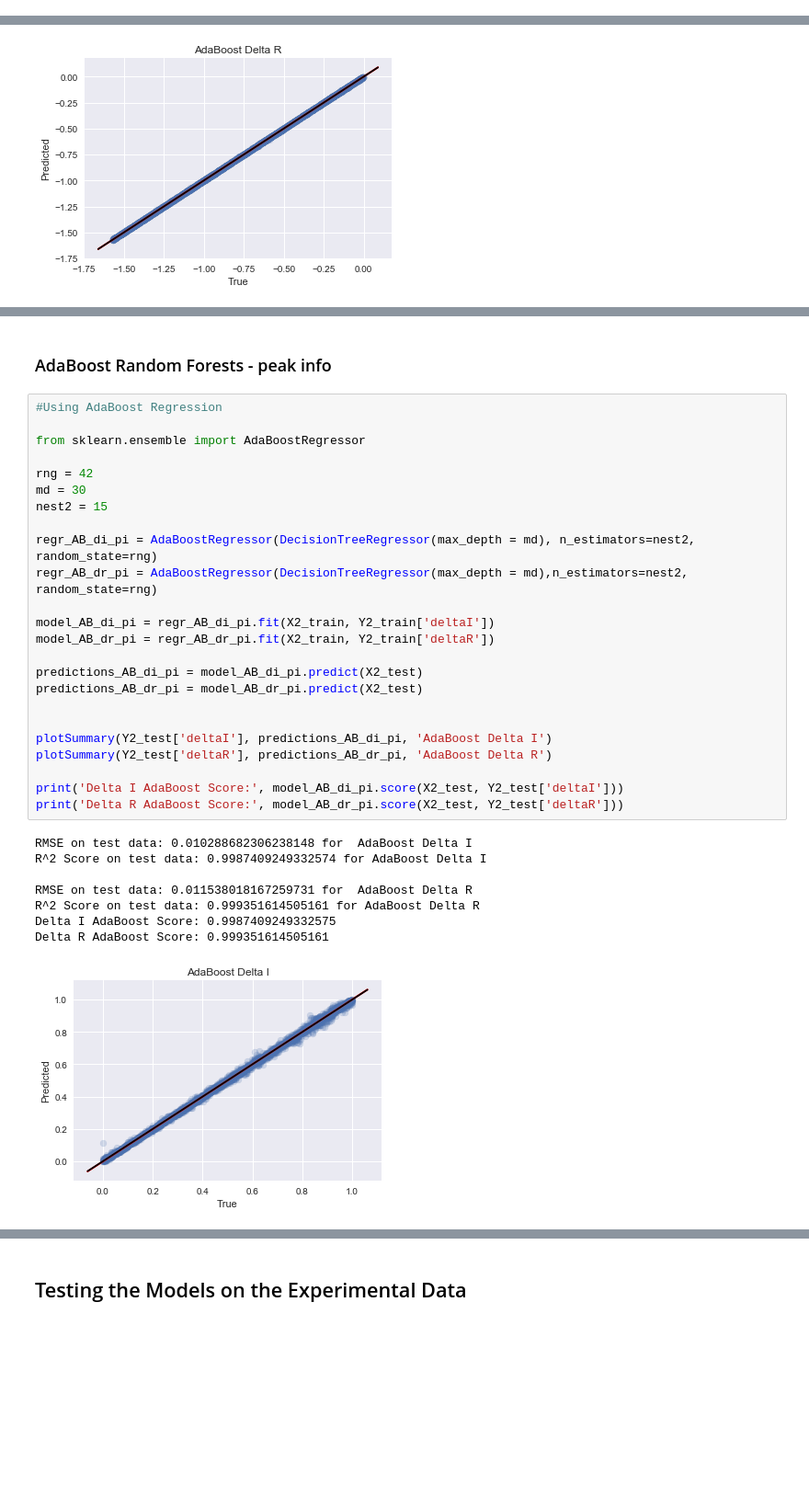
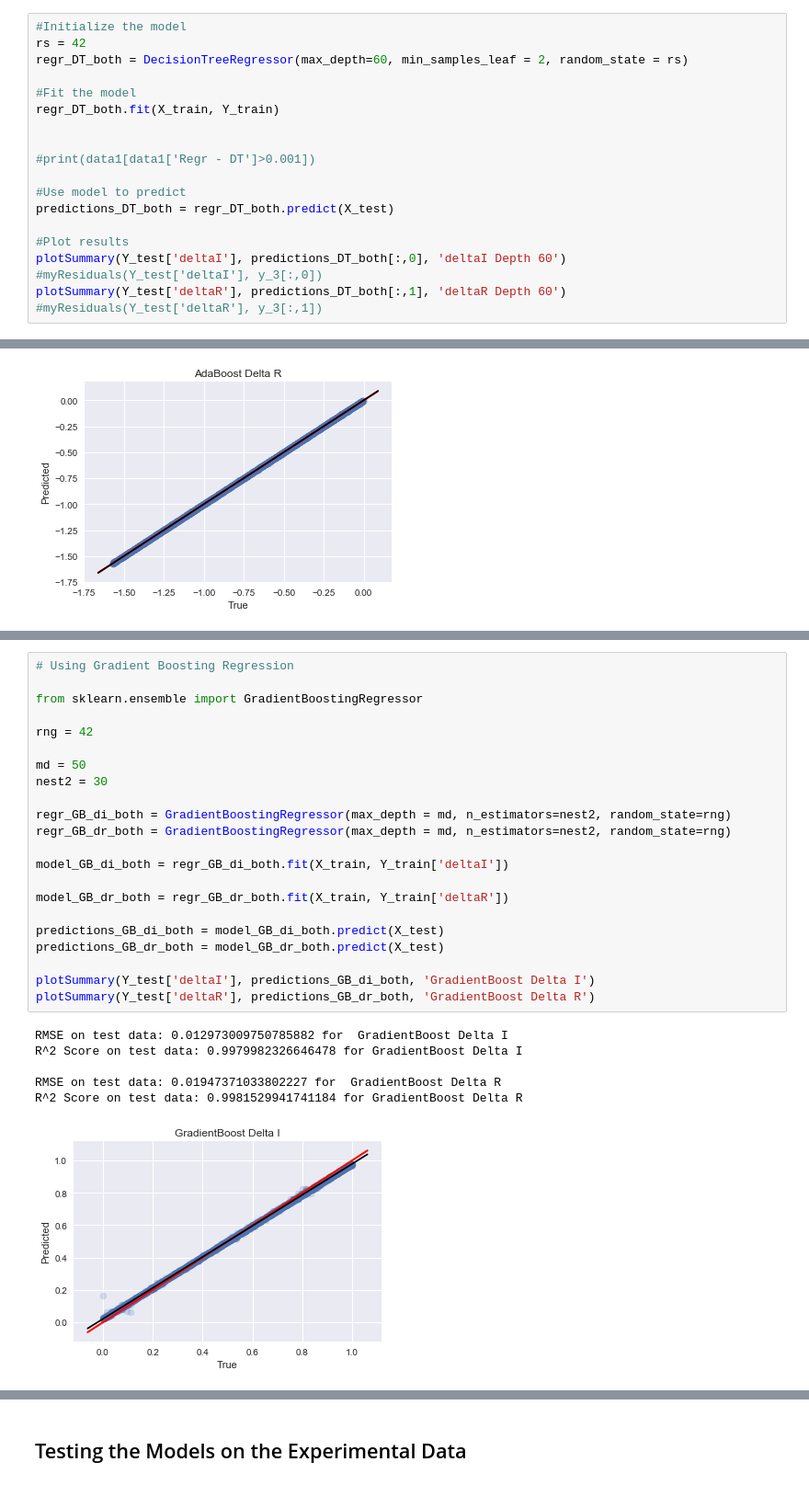
Before and after one commit to Lcollins91/DS_ResearchProject_ND, a Jupyter notebook: Hexagon_Spec_Models_v6_ScaledDispersion_BothKinds.ipynb, the cells around one changed output, grey strips where cells are left out. Shown at 92% size. Drawn from its saved outputs; the diff is of its cells as text; blank space fills up the shorter version.

```diff
--- a/Hexagon_Spec_Models_v6_ScaledDispersion_BothKinds.ipynb
+++ b/Hexagon_Spec_Models_v6_ScaledDispersion_BothKinds.ipynb
@@ -225,0 +329,19 @@ Cross Validation Scores for regressor with max depth of  30  :  [0.99901671 0.99
+# %%
+#Initialize the model
+rs = 42
+regr_DT_both = DecisionTreeRegressor(max_depth=60, min_samples_leaf = 2, random_state = rs)
+
+#Fit the model
+regr_DT_both.fit(X_train, Y_train)
+
+
+#print(data1[data1['Regr - DT']>0.001])
+
+#Use model to predict
+predictions_DT_both = regr_DT_both.predict(X_test)
+
+#Plot results
+plotSummary(Y_test['deltaI'], predictions_DT_both[:,0], 'deltaI Depth 60')
+#myResiduals(Y_test['deltaI'], y_3[:,0])
+plotSummary(Y_test['deltaR'], predictions_DT_both[:,1], 'deltaR Depth 60')
+#myResiduals(Y_test['deltaR'], y_3[:,1])
@@ -507,35 +693,29 @@ R^2 Score on test data: 0.9988986449063505 for deltaR 10
-# %% [markdown]
-### AdaBoost Random Forests - peak info
 # %%
-#Using AdaBoost Regression
+# Using Gradient Boosting Regression
 
-from sklearn.ensemble import AdaBoostRegressor
+from sklearn.ensemble import GradientBoostingRegressor
 
 rng = 42
-md = 30
-nest2 = 15
 
-regr_AB_di_pi = AdaBoostRegressor(DecisionTreeRegressor(max_depth = md), n_estimators=nest2, random_state=rng)
-regr_AB_dr_pi = AdaBoostRegressor(DecisionTreeRegressor(max_depth = md),n_estimators=nest2, random_state=rng)
+md = 50
+nest2 = 30
 
-model_AB_di_pi = regr_AB_di_pi.fit(X2_train, Y2_train['deltaI'])
-model_AB_dr_pi = regr_AB_dr_pi.fit(X2_train, Y2_train['deltaR'])
+regr_GB_di_both = GradientBoostingRegressor(max_depth = md, n_estimators=nest2, random_state=rng)
+regr_GB_dr_both = GradientBoostingRegressor(max_depth = md, n_estimators=nest2, random_state=rng)
 
-predictions_AB_di_pi = model_AB_di_pi.predict(X2_test)
-predictions_AB_dr_pi = model_AB_dr_pi.predict(X2_test)
+model_GB_di_both = regr_GB_di_both.fit(X_train, Y_train['deltaI'])
 
+model_GB_dr_both = regr_GB_dr_both.fit(X_train, Y_train['deltaR'])
 
-plotSummary(Y2_test['deltaI'], predictions_AB_di_pi, 'AdaBoost Delta I')
-plotSummary(Y2_test['deltaR'], predictions_AB_dr_pi, 'AdaBoost Delta R')
+predictions_GB_di_both = model_GB_di_both.predict(X_test)
+predictions_GB_dr_both = model_GB_dr_both.predict(X_test)
 
-print('Delta I AdaBoost Score:', model_AB_di_pi.score(X2_test, Y2_test['deltaI']))
-print('Delta R AdaBoost Score:', model_AB_dr_pi.score(X2_test, Y2_test['deltaR']))
+plotSummary(Y_test['deltaI'], predictions_GB_di_both, 'GradientBoost Delta I')
+plotSummary(Y_test['deltaR'], predictions_GB_dr_both, 'GradientBoost Delta R')
 # %% [output]
-RMSE on test data: 0.010288682306238148 for  AdaBoost Delta I
-R^2 Score on test data: 0.9987409249332574 for AdaBoost Delta I
+RMSE on test data: 0.012973009750785882 for  GradientBoost Delta I
+R^2 Score on test data: 0.9979982326646478 for GradientBoost Delta I
 
-RMSE on test data: 0.011538018167259731 for  AdaBoost Delta R
-R^2 Score on test data: 0.999351614505161 for AdaBoost Delta R
-Delta I AdaBoost Score: 0.9987409249332575
-Delta R AdaBoost Score: 0.999351614505161
+RMSE on test data: 0.01947371033802227 for  GradientBoost Delta R
+R^2 Score on test data: 0.9981529941741184 for GradientBoost Delta R
-[figure, old version]
+[figure, new version]
```
Also changed, not shown: parts of 59 cells of this notebook, 21 other files.
